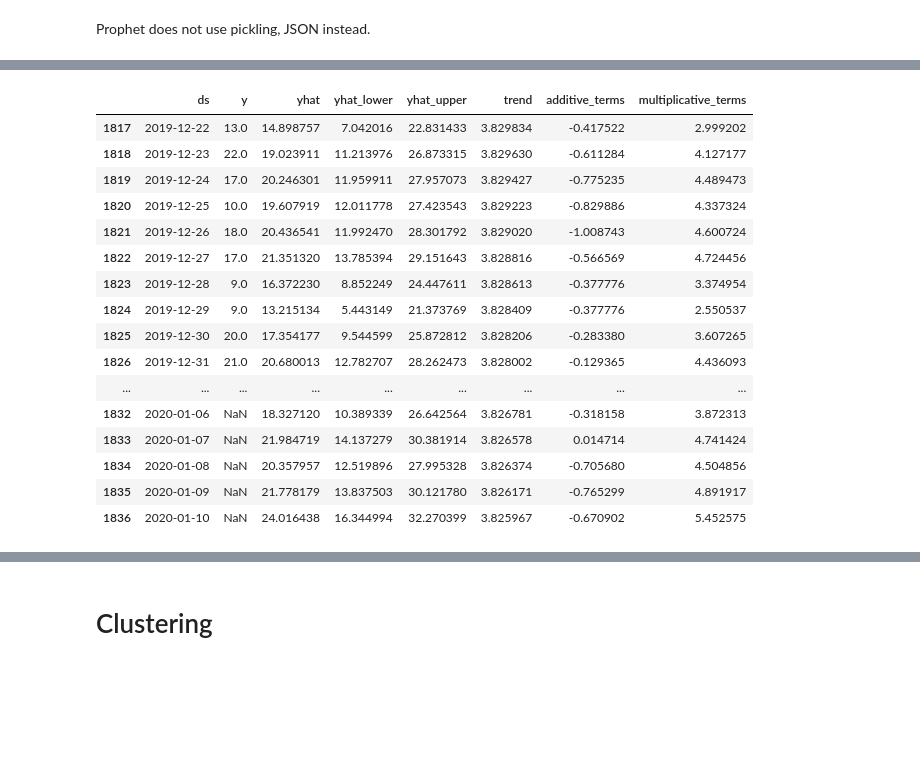
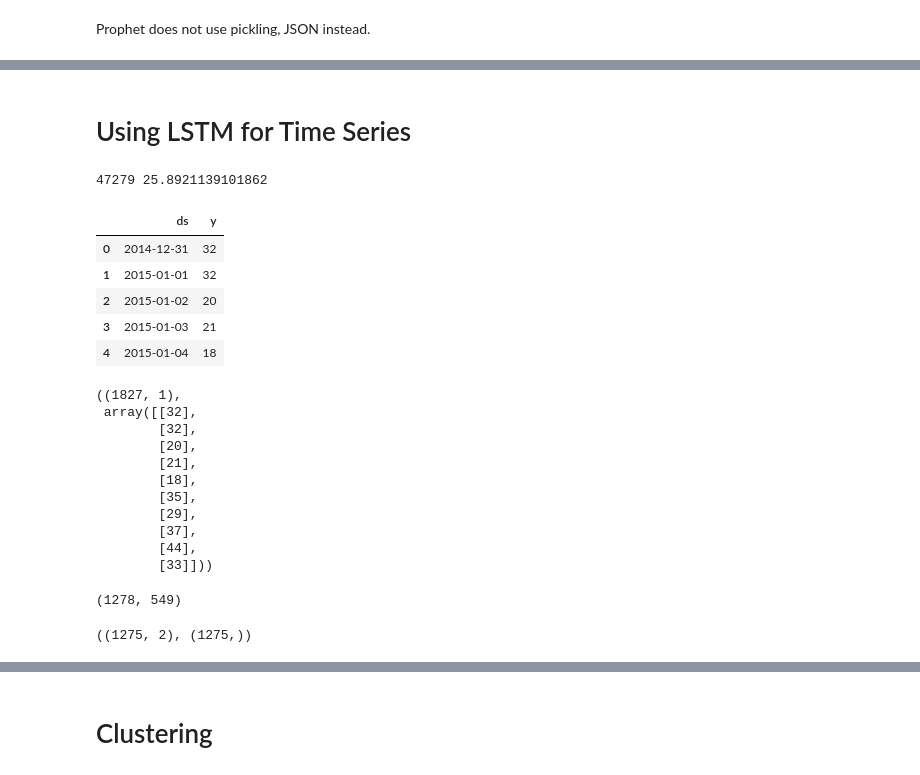
Before and after one commit to koursera/Advanced-Data-Science, a Jupyter notebook: seattle_collisions.model_def.python.1_0.ipynb, the cells around one changed output, grey strips where cells are left out. Drawn from its saved outputs; the diff is of its cells as text; code cells hidden in the pictures; blank space fills up the shorter version.

```diff
--- a/seattle_collisions.model_def.python.1_0.ipynb
+++ b/seattle_collisions.model_def.python.1_0.ipynb
@@ -252,22 +257,38 @@ future.head(), future.tail()
-# %%
-forecast = m.predict(future)
-dft_results = dft.merge(forecast, how='outer', left_on='ds', right_on='ds')
-dft_results[['ds', 'y', 'yhat', 'yhat_lower', 'yhat_upper', 'trend', 'additive_terms','multiplicative_terms']].tail(20)
-# %% [output]
-|  | ds | y | yhat | yhat_lower | yhat_upper | trend | additive_terms | multiplicative_terms |
-| 1817 | 2019-12-22 | 13.0 | 14.898757 | 7.042016 | 22.831433 | 3.829834 | -0.417522 | 2.999202 |
-| 1818 | 2019-12-23 | 22.0 | 19.023911 | 11.213976 | 26.873315 | 3.829630 | -0.611284 | 4.127177 |
-| 1819 | 2019-12-24 | 17.0 | 20.246301 | 11.959911 | 27.957073 | 3.829427 | -0.775235 | 4.489473 |
-| 1820 | 2019-12-25 | 10.0 | 19.607919 | 12.011778 | 27.423543 | 3.829223 | -0.829886 | 4.337324 |
-| 1821 | 2019-12-26 | 18.0 | 20.436541 | 11.992470 | 28.301792 | 3.829020 | -1.008743 | 4.600724 |
-| 1822 | 2019-12-27 | 17.0 | 21.351320 | 13.785394 | 29.151643 | 3.828816 | -0.566569 | 4.724456 |
-| 1823 | 2019-12-28 | 9.0 | 16.372230 | 8.852249 | 24.447611 | 3.828613 | -0.377776 | 3.374954 |
-| 1824 | 2019-12-29 | 9.0 | 13.215134 | 5.443149 | 21.373769 | 3.828409 | -0.377776 | 2.550537 |
-| 1825 | 2019-12-30 | 20.0 | 17.354177 | 9.544599 | 25.872812 | 3.828206 | -0.283380 | 3.607265 |
-| 1826 | 2019-12-31 | 21.0 | 20.680013 | 12.782707 | 28.262473 | 3.828002 | -0.129365 | 4.436093 |
-| ... | ... | ... | ... | ... | ... | ... | ... | ... |
-| 1832 | 2020-01-06 | NaN | 18.327120 | 10.389339 | 26.642564 | 3.826781 | -0.318158 | 3.872313 |
-| 1833 | 2020-01-07 | NaN | 21.984719 | 14.137279 | 30.381914 | 3.826578 | 0.014714 | 4.741424 |
-| 1834 | 2020-01-08 | NaN | 20.357957 | 12.519896 | 27.995328 | 3.826374 | -0.705680 | 4.504856 |
-| 1835 | 2020-01-09 | NaN | 21.778179 | 13.837503 | 30.121780 | 3.826171 | -0.765299 | 4.891917 |
-| 1836 | 2020-01-10 | NaN | 24.016438 | 16.344994 | 32.270399 | 3.825967 | -0.670902 | 5.452575 |
+# %% [markdown]
+# Using LSTM for Time Series
+# %%
+# Use the same DF settings
+dft = df[(df.INCDTTM > '2014-12-31') & (df.INCDTTM < '2020-01-01') &\
+         (df.HITPARKEDCAR == 0) & (df.PRECIPITATION >= 0) & (df.WEEKDAY.isin([0,1,2,3,4,5,6]))]
+print(len(dft), len(dft)/(dft.INCDTTM.max() - dft.INCDTTM.min()).days)
+# %% [output]
+47279 25.8921139101862
+# %%
+dft = dft.INCDTTM.value_counts().resample('D').sum().to_frame().reset_index()
+dft.rename({'index':'ds', 'INCDTTM':'y'}, axis=1, inplace=True)
+# %%
+dft.head()
+# %% [output]
+|  | ds | y |
+| 0 | 2014-12-31 | 32 |
+| 1 | 2015-01-01 | 32 |
+| 2 | 2015-01-02 | 20 |
+| 3 | 2015-01-03 | 21 |
+| 4 | 2015-01-04 | 18 |
+# %%
+# fix random seed for reproducibility
+np.random.seed(7)
+dataset = dft[['y']].values
+dataset.shape, dataset[:10]
+# %% [output]
+((1827, 1),
+ array([[32],
+        [32],
+        [20],
+        [21],
+        [18],
+        [35],
+        [29],
+        [37],
+        [44],
+        [33]]))
@@ -273,0 +299,8 @@ dft_results[['ds', 'y', 'yhat', 'yhat_lower', 'yhat_upper', 'trend', 'additive_t
+# %%
+# Create train and test data sets
+train_size = int(len(dataset) * 0.70)
+test_size = len(dataset) - train_size
+train, test = dataset[0:train_size,:], dataset[train_size:len(dataset),:]
+len(train), len(test)
+# %% [output]
+(1278, 549)
@@ -273,0 +316,8 @@ dft_results[['ds', 'y', 'yhat', 'yhat_lower', 'yhat_upper', 'trend', 'additive_t
+# %%
+# Reshape X=t-1 and Y=t+1
+look_back = 2
+X_train, y_train = prepare_data(train, look_back)
+X_test, y_test = prepare_data(test, look_back)
+X_train.shape, y_train.shape
+# %% [output]
+((1275, 2), (1275,))
```
Also changed, not shown: parts of 22 cells of this notebook.
